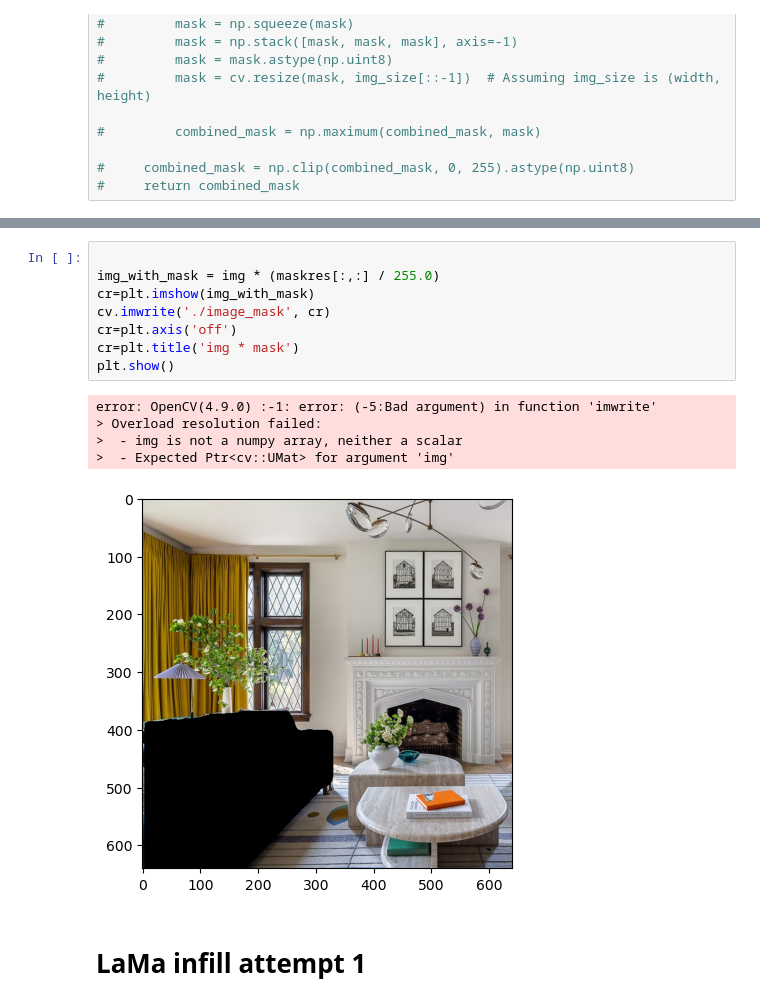
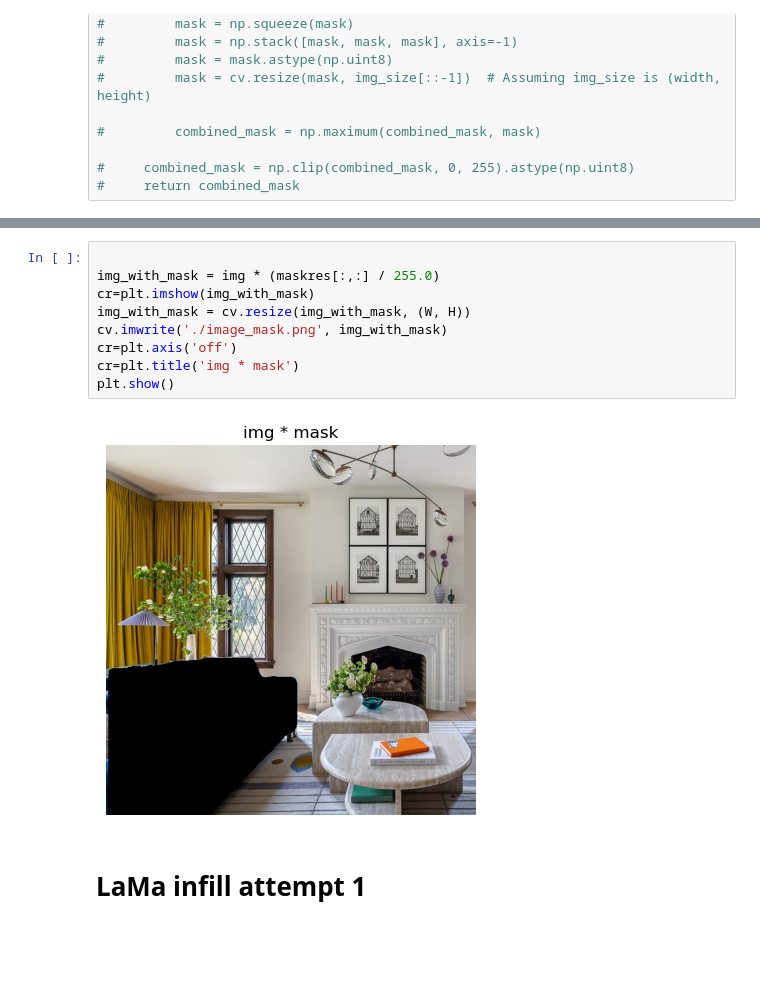
Before and after one commit to rukasuamarike/declutter, a Jupyter notebook: declutter.ipynb, the cells around one changed output, grey strips where cells are left out. Saved outputs shown, nothing was run; the diff lists cells and outputs as text; blank space fills up the shorter version.

```diff
--- a/declutter.ipynb
+++ b/declutter.ipynb
@@ -139,17 +139,14 @@ Successfully installed customtkinter-5.2.2 darkdetect-0.8.0 python-io-0.3
 # %%
 
 img_with_mask = img * (maskres[:,:] / 255.0)
 cr=plt.imshow(img_with_mask)
-cv.imwrite('./image_mask', cr)
+img_with_mask = cv.resize(img_with_mask, (W, H))
+cv.imwrite('./image_mask.png', img_with_mask)
 cr=plt.axis('off')
 cr=plt.title('img * mask')
 plt.show()
 # %% [output]
-error: OpenCV(4.9.0) :-1: error: (-5:Bad argument) in function 'imwrite'
-> Overload resolution failed:
->  - img is not a numpy array, neither a scalar
->  - Expected Ptr<cv::UMat> for argument 'img'
-[figure, old version]
+[figure, new version]
 # %% [markdown]
 # LaMa infill attempt 1
 # %% [markdown]
```
Also changed, not shown: parts of 9 cells of this notebook, 12 other files.
